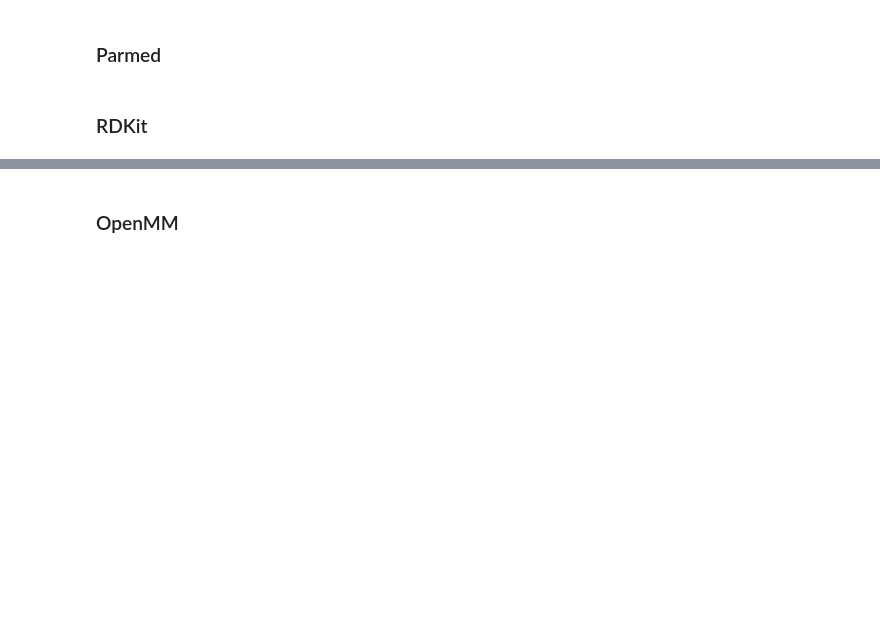
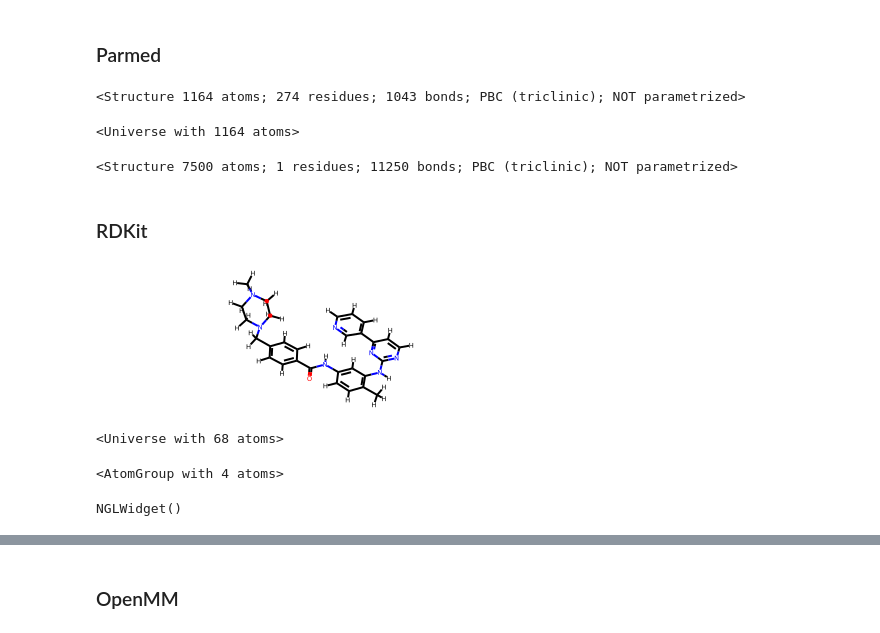
Before and after one commit to MDAnalysis/WorkshopPrace2021, a Jupyter notebook: Day2-Session2-Lecture/universe_creation_and_manipulation-lecture.ipynb, the cells around one changed output, grey strips where cells are left out. Drawn from its saved outputs; the diff is of its cells as text; code cells hidden in the pictures; blank space fills up the shorter version.

```diff
--- a/Day2-Session2-Lecture/universe_creation_and_manipulation-lecture.ipynb
+++ b/Day2-Session2-Lecture/universe_creation_and_manipulation-lecture.ipynb
@@ -78,4 +260,43 @@ Tomorrow: on-the-fly transformations
 # %% [markdown]
 ### Parmed
+# %%
+import parmed as pmd
+pmd.download_CIF('4lzt').save('4lzt.cif', overwrite=True)
+parmed_structure = pmd.load_file('4lzt.cif')
+parmed_structure
+# %% [output]
+<Structure 1164 atoms; 274 residues; 1043 bonds; PBC (triclinic); NOT parametrized>
+# %%
+u = mda.Universe(parmed_structure)
+u
+# %% [output]
+<Universe with 1164 atoms>
+# %%
+parmed_crystal = crystal.atoms.convert_to.parmed()
+parmed_crystal
+# %% [output]
+<Structure 7500 atoms; 1 residues; 11250 bonds; PBC (triclinic); NOT parametrized>
 # %% [markdown]
 ### RDKit
+# %%
+from rdkit import Chem
+imatinib = Chem.MolFromSmiles('C1N(CCN(C1)Cc1ccc(cc1)C(Nc1cc(c(cc1)C)Nc1nccc(n1)c1cccnc1)=O)C ')
+Chem.AllChem.EmbedMolecule(imatinib)
+imatinib = Chem.AddHs(imatinib, addCoords=True)
+imatinib
+# %% [output]
+[figure, added]
+# %%
+u = mda.Universe(imatinib)
+u
+# %% [output]
+<Universe with 68 atoms>
+# %%
+selection = u.select_atoms('smarts cC(=O)N')
+selection
+# %% [output]
+<AtomGroup with 4 atoms>
+# %%
+nv.show_mdanalysis(selection)
+# %% [output]
+NGLWidget()
```
Also changed, not shown: parts of 33 cells of this notebook.
